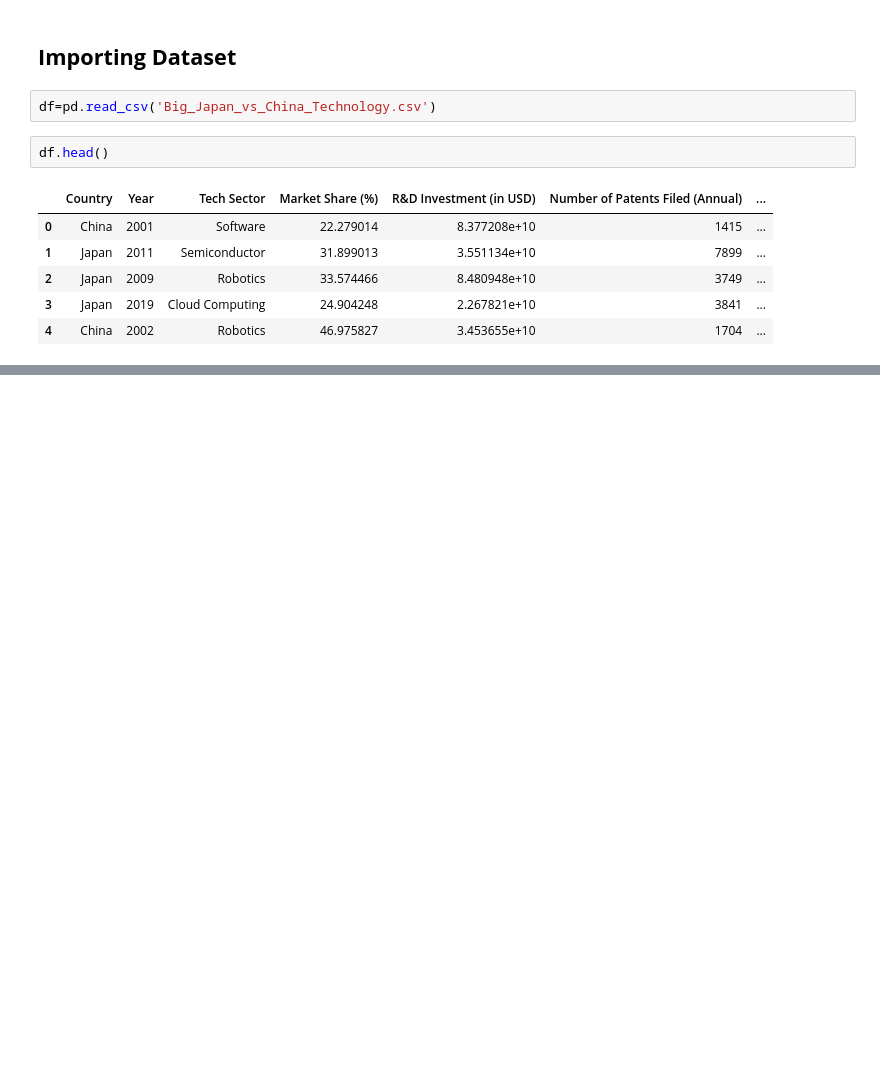
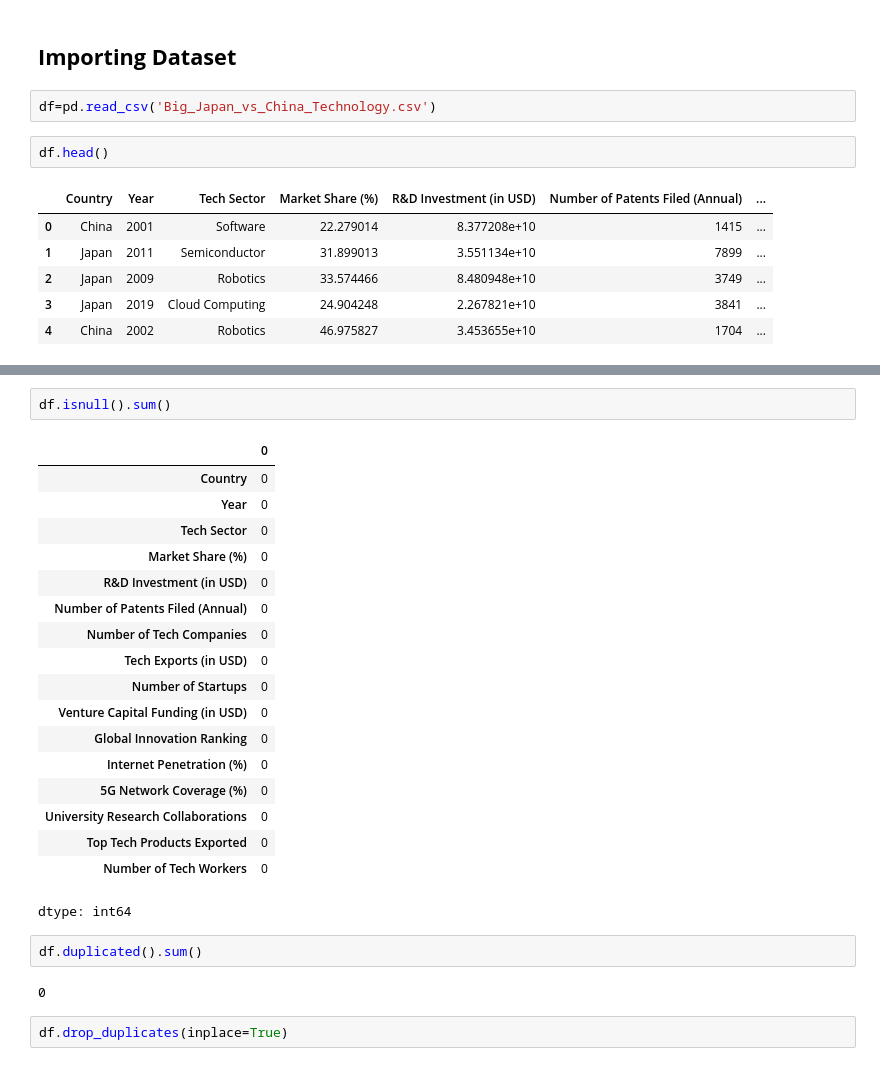
Before and after one commit to saadkhalidabbasi/EDA-Projects, a Jupyter notebook: China_vs_Japan.ipynb, the cells around one changed output, grey strips where cells are left out. Saved outputs shown, nothing was run; the diff lists cells and outputs as text; blank space fills up the shorter version.

```diff
--- a/China_vs_Japan.ipynb
+++ b/China_vs_Japan.ipynb
@@ -29,0 +68,27 @@ df.head()
+# %%
+df.isnull().sum()
+# %% [output]
+|  | 0 |
+| Country | 0 |
+| Year | 0 |
+| Tech Sector | 0 |
+| Market Share (%) | 0 |
+| R&D Investment (in USD) | 0 |
+| Number of Patents Filed (Annual) | 0 |
+| Number of Tech Companies | 0 |
+| Tech Exports (in USD) | 0 |
+| Number of Startups | 0 |
+| Venture Capital Funding (in USD) | 0 |
+| Global Innovation Ranking | 0 |
+| Internet Penetration (%) | 0 |
+| 5G Network Coverage (%) | 0 |
+| University Research Collaborations | 0 |
+| Top Tech Products Exported | 0 |
+| Number of Tech Workers | 0 |
+dtype: int64
+# %%
+df.duplicated().sum()
+# %% [output]
+0
+# %%
+df.drop_duplicates(inplace=True)
```
Also changed, not shown: parts of 13 cells of this notebook.
